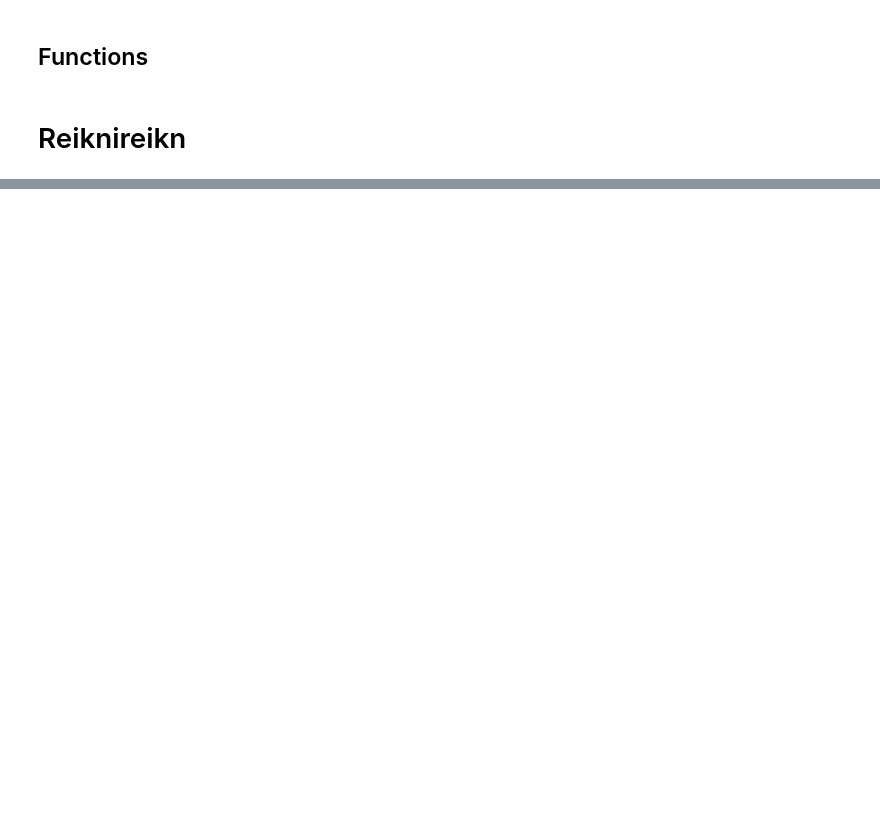
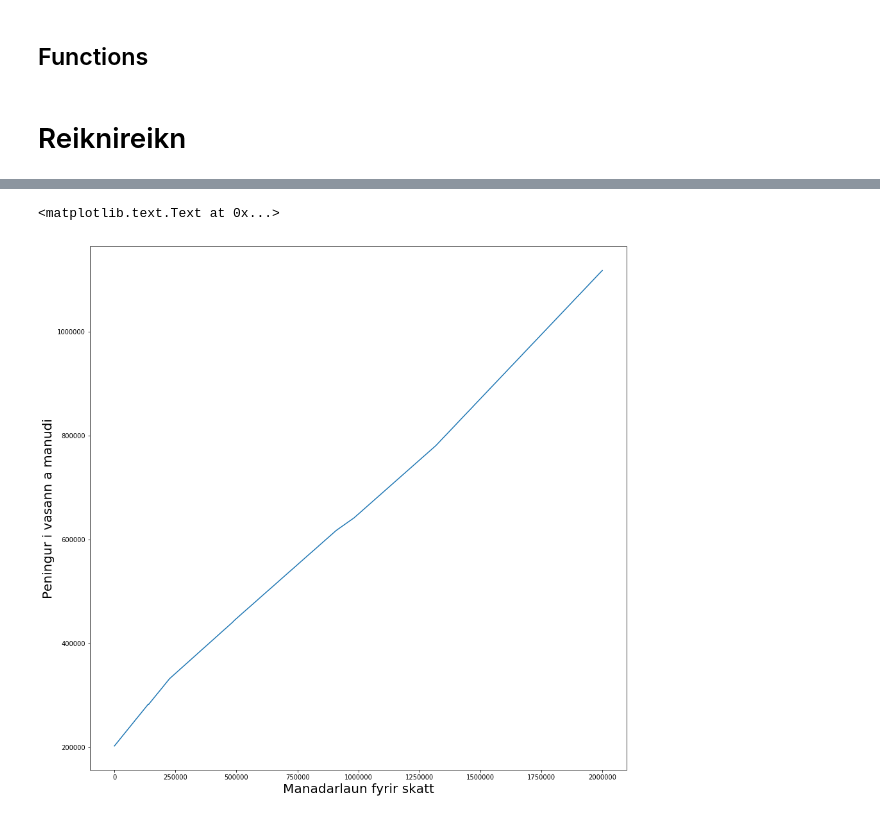
Before and after one commit to kelihjoll/islendingur_reiknivel, a Jupyter notebook: islendingur.ipynb, the cells around one changed output, grey strips where cells are left out. Saved outputs shown, nothing was run; the diff lists cells and outputs as text; code cells hidden in the pictures; blank space fills up the shorter version.

```diff
--- a/islendingur.ipynb
+++ b/islendingur.ipynb
@@ -16,7 +24,7 @@ def islendingur():
 
     netto = tekjur_e_skatt + husnaedisstudningur + barnabaetur - utvarpsgjald
 
-    nidurstodur = {'tekjur': tekjur,\
+    nidurstodur = {'tekjur': bakgrunnsuppl['tekjur'],\
                    'tekjur_e_skatt': tekjur_e_skatt,\
                    'stadgreidsla': stadgreidsla,\
                    'lifeyrisgreidsla': (lifeyrisgreidsla+sereignarlifeyrisgr),\
@@ -25,7 +33,7 @@ def islendingur():
                    'utvarpsgjald': utvarpsgjald,\
                    'pjeng_i_vasa': netto}
 
-    return nidurstodur
+    return nidurstodur, bakgrunnsuppl
 # %%
 def input_bakgrunnsuppl():
     # HJÚSKAPARSTAÐA
@@ -379,5 +387,30 @@ def pen_i_vasa(tekjur):
                    'pjeng_i_vasa': netto}
 
     return nidurstodur
+# %%
+def vasapeningur(bakgrunnsuppl):
+    tekjur_e_skatt, stadgreidsla, lifeyrisgreidsla, sereignarlifeyrisgr = stadgreidsla_func(bakgrunnsuppl)
+    husnaedisstudningur, husn_eignaskerding, husn_tekjuskerding =\
+        husnaedisstudningur_func(bakgrunnsuppl)
+    if hjuskaparstada != 1:
+        barnabaetur = barnabaetur_func(bakgrunnsuppl)
+    else: barnabaetur = 0
+
+    if bakgrunnsuppl['tekjur'][0] >= 1678001/12:
+        utvarpsgjald = 16800/12
+    else: utvarpsgjald = 0
+
+    netto = tekjur_e_skatt + husnaedisstudningur + barnabaetur - utvarpsgjald
+
+    nidurstodur = {'tekjur': tekjur,\
+                   'tekjur_e_skatt': tekjur_e_skatt,\
+                   'stadgreidsla': stadgreidsla,\
+                   'lifeyrisgreidsla': (lifeyrisgreidsla+sereignarlifeyrisgr),\
+                   'husnaedisstudningur': husnaedisstudningur,\
+                   'barnabaetur': barnabaetur,\
+                   'utvarpsgjald': utvarpsgjald,\
+                   'pjeng_i_vasa': netto}
+
+    return netto
 # %% [markdown]
 # Reiknireikn
@@ -480,0 +457,2 @@ Pjénge í vasann í hverjum mánuði: 302,065.27
+# %%
+nidurstodur, bakgrunnsuppl = islendingur()
@@ -480,0 +507,15 @@ Pjénge í vasann í hverjum mánuði: 302,065.27
+# %%
+vasapjenlisti = []
+tekjulisti = np.arange(0, 2000000, 1000)
+for i in tekjulisti:
+    bakgrunnsuppl['tekjur'][0] = i
+    tekjur_i_vasa = vasapeningur(bakgrunnsuppl)
+    vasapjenlisti.append(tekjur_i_vasa)
+# %%
+fig=pl.figure(figsize(15,15))
+pl.plot(tekjulisti, vasapjenlisti)
+pl.xlabel('Manadarlaun fyrir skatt', size=20)
+pl.ylabel('Peningur i vasann a manudi', size=20)
+# %% [output]
+<matplotlib.text.Text at 0x...>
+[figure, added]
```
Also changed, not shown: parts of 14 cells of this notebook.
